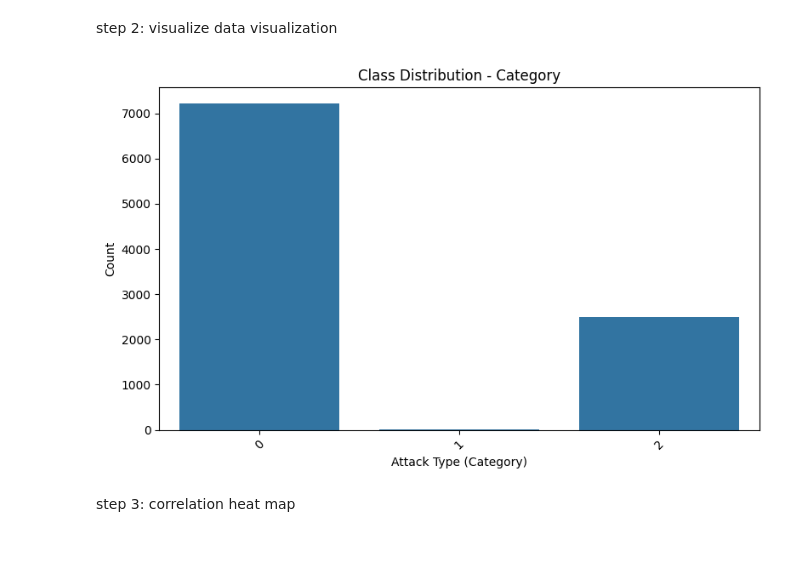
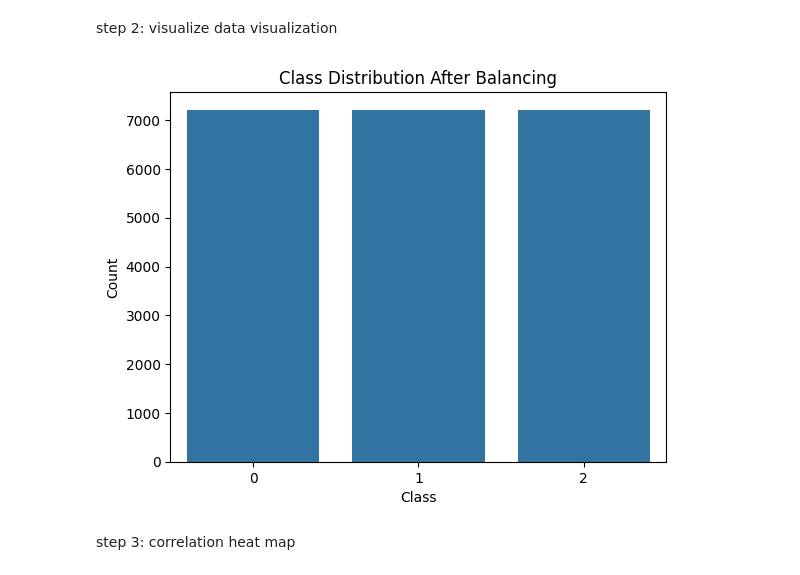
Before and after one commit to shauryapanhale/skill2, a Jupyter notebook: SKILL_LCA_3.ipynb, the cells around one changed output. Saved outputs shown, nothing was run; the diff lists cells and outputs as text; code cells hidden in the pictures; blank space fills up the shorter version.

```diff
--- a/SKILL_LCA_3.ipynb
+++ b/SKILL_LCA_3.ipynb
@@ -141,0 +125,3 @@ Balanced data shape: (19410, 32) (19410,)
+# %%
+non_numeric = X.select_dtypes(include=['object']).columns
+print("Non-numeric columns:", non_numeric.tolist())
@@ -141,0 +130,3 @@ Balanced data shape: (19410, 32) (19410,)
+# %%
+X_numeric = X.drop(non_numeric, axis=1)
+print(X_numeric.dtypes)
@@ -141,0 +153,5 @@ Balanced data shape: (19410, 32) (19410,)
+# %%
+from sklearn.preprocessing import MinMaxScaler
+from imblearn.over_sampling import SMOTE
+scaler = MinMaxScaler()
+X_normalized = scaler.fit_transform(X_numeric)
@@ -141,0 +160,8 @@ Balanced data shape: (19410, 32) (19410,)
+# %%
+
+# Balance with SMOTE
+smote = SMOTE(random_state=42)
+X_balanced, y_balanced = smote.fit_resample(X_normalized, y)
+
+print("Original class distribution:\n", y.value_counts())
+print("Balanced class distribution:\n", pd.Series(y_balanced).value_counts())
@@ -149,15 +188,12 @@ import seaborn as sns  # optional but more aesthetic
 # %% [markdown]
 step 2: visualize data visualization
 # %%
-plt.figure(figsize=(8, 5))
-sns.countplot(x='category', data=df)
-plt.title('Class Distribution - Category')
-plt.xlabel('Attack Type (Category)')
+sns.countplot(x=y_balanced)
+plt.title('Class Distribution After Balancing')
+plt.xlabel('Class')
 plt.ylabel('Count')
-plt.xticks(rotation=45)
-plt.tight_layout()
 plt.show()
 # %% [output]
-[figure, old version]
+[figure, new version]
 # %% [markdown]
 step 3: correlation heat map
```
Also changed, not shown: parts of 55 cells of this notebook.
